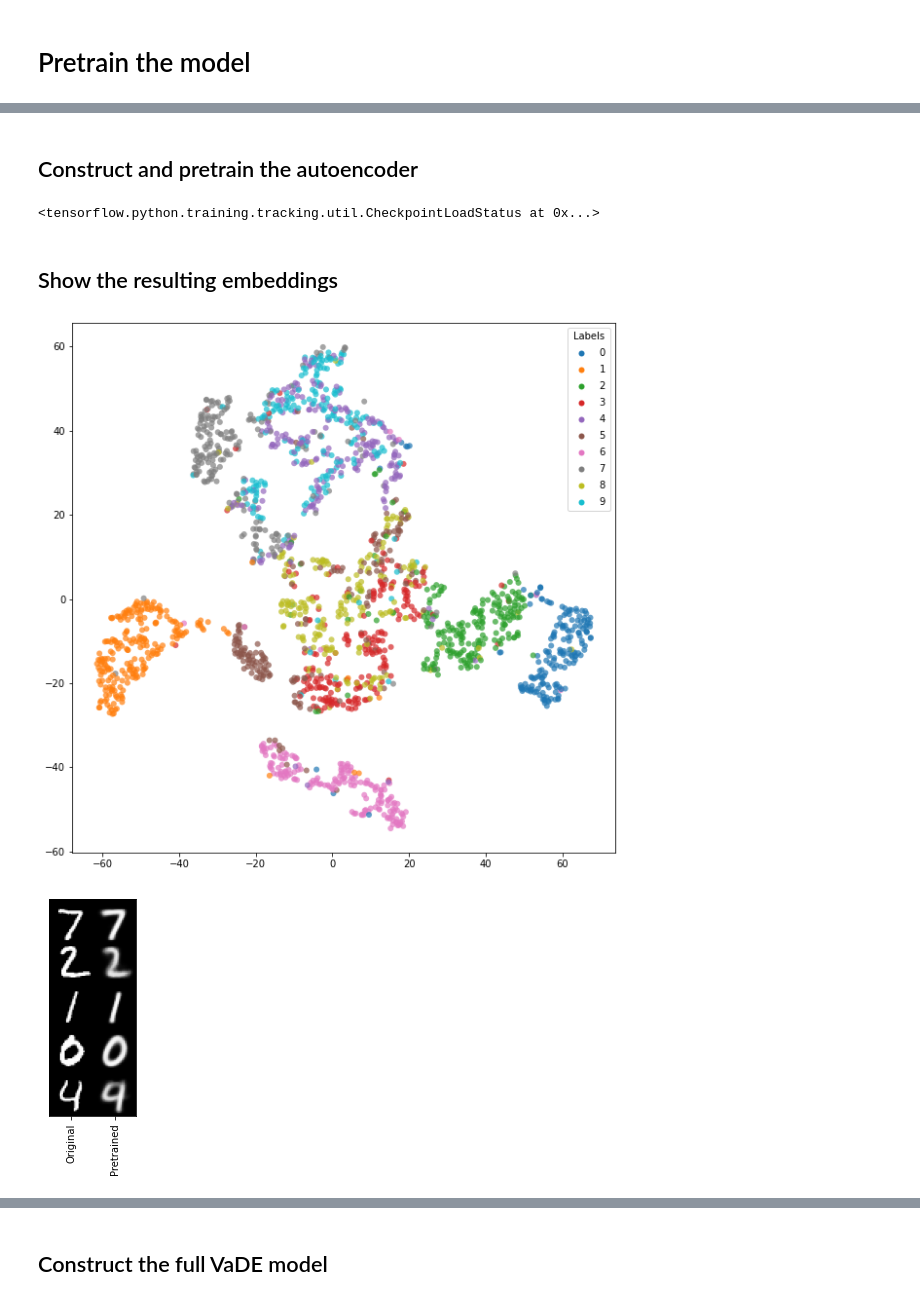
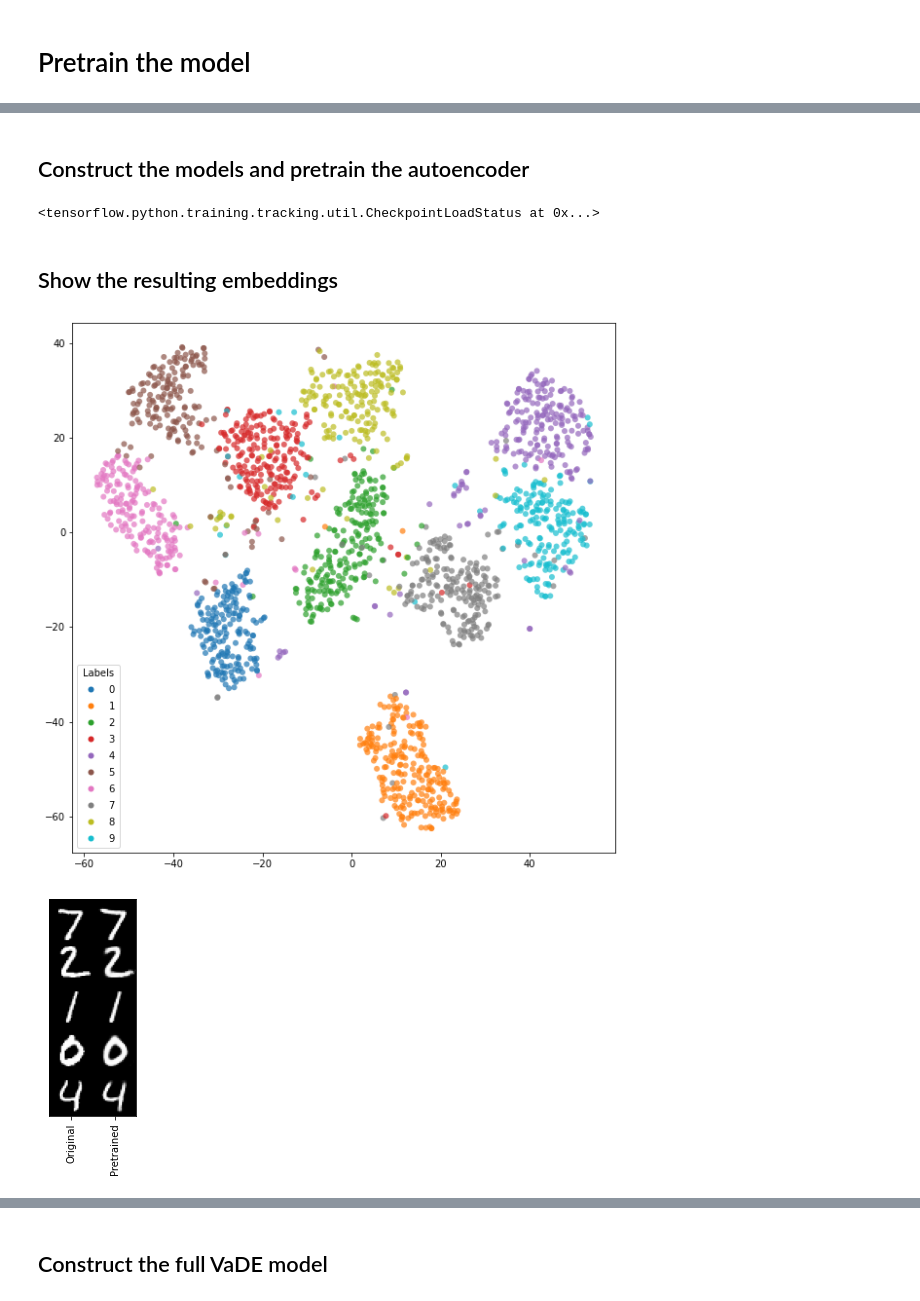
Before and after one commit to carlescn/MSc_bioinformatics_thesis, a Jupyter notebook: masters_thesis_models/vade_on_MNIST.ipynb, the cells around one changed output, grey strips where cells are left out. Saved outputs shown, nothing was run; the diff lists cells and outputs as text; code cells hidden in the pictures.

```diff
--- a/masters_thesis_models/vade_on_MNIST.ipynb
+++ b/masters_thesis_models/vade_on_MNIST.ipynb
@@ -32,2 +31,2 @@ x_test = x_test.reshape(-1, 28*28).astype("float")/255
 # %% [markdown]
-## Construct and pretrain the autoencoder
+## Construct the models and pretrain the autoencoder
@@ -46,32 +33,43 @@ model_vae = get_vae_model(IMG_DIM, LATENT_DIM, INTERMEDIATE_DIMS)
-# %%
-# model_vae.compile(optimizer=keras.optimizers.Adam())
-
-# model_vae.fit(x_train,
-#                epochs=EPOCHS,
-#                batch_size=128,
-#                verbose=2,
-#               )
-
-# model_vae.save_weights("model_weights/cvae/pretrained/vae")
-
-model_vae.load_weights("model_weights/cvae/pretrained/vae")
-# %% [output]
-<tensorflow.python.training.tracking.util.CheckpointLoadStatus at 0x...>
+# %%
+IMG_DIM = 28*28
+LATENT_DIM = 10
+INTERMEDIATE_DIMS = (512, 512, 2048)
+N_CLASSES = 10
+
+EPOCHS = 20
+LEARNING_RATE = 0.001
+BATCH_SIZE = 128
+
+model_pretrain, model_vade = get_vade_models(N_CLASSES, IMG_DIM, LATENT_DIM, INTERMEDIATE_DIMS)
+
+# model_pretrain.compile(optimizer=keras.optimizers.Adam(learning_rate=LEARNING_RATE),
+#                        loss=keras.losses.BinaryCrossentropy(reduction='sum'))
+
+# model_pretrain.fit(x_train, x_train,
+#                    epochs=EPOCHS,
+#                    batch_size=BATCH_SIZE,
+#                    verbose=2,
+#                   )
+
+# model_pretrain.encoder.save_weights("model_weights/vade/pretrained/encoder")
+# model_pretrain.decoder.save_weights("model_weights/vade/pretrained/decoder")
+
+model_pretrain.encoder.load_weights("model_weights/vade/pretrained/encoder")
+model_pretrain.decoder.load_weights("model_weights/vade/pretrained/decoder")
+# %% [output]
+<tensorflow.python.training.tracking.util.CheckpointLoadStatus at 0x...>
 # %% [markdown]
 ## Show the resulting embeddings
 # %%
-if LATENT_DIM == 2:
-    z_train = model_vae.encode_only_mu(x_train)
-    draw_embeddings(z_train, y_train)
-else:
-    z_test = model_vae.encode_only_mu(x_test)
-    tsne = TSNE(n_components=2, init='pca')
-    z_tsne = tsne.fit_transform(z_test[0:2000])
-    draw_embeddings(z_tsne, y_test[0:2000], alpha=0.7)
+z = model_pretrain.encode(x_test[0:2000])
+
+tsne = TSNE(n_components=2, init='pca')
+z_tsne = tsne.fit_transform(z)
+draw_embeddings(z_tsne, y_test[0:2000], alpha=0.7)
 # %% [output]
-[figure, old version]
+[figure, new version]
 # %%
-compare_orig_vs_pretrained = compare_reconstructed_images_MNIST(x_test, model_vae.encoder, model_vae.decoder, ("Original", "Pretrained"))
+compare_orig_vs_pretrained = compare_reconstructed_images_MNIST(x_test, model_pretrain.encoder, model_pretrain.decoder, ("Original", "Pretrained"))
 # %% [output]
-[figure, old version]
+[figure, new version]
 # %% [markdown]
```
Also changed, not shown: parts of 43 cells of this notebook, 2 other files.
